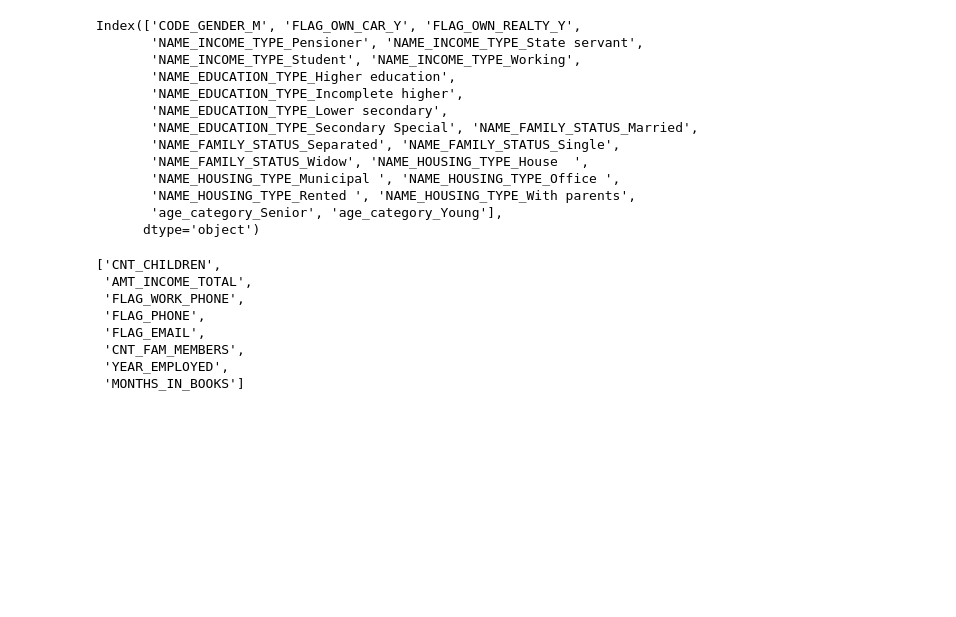
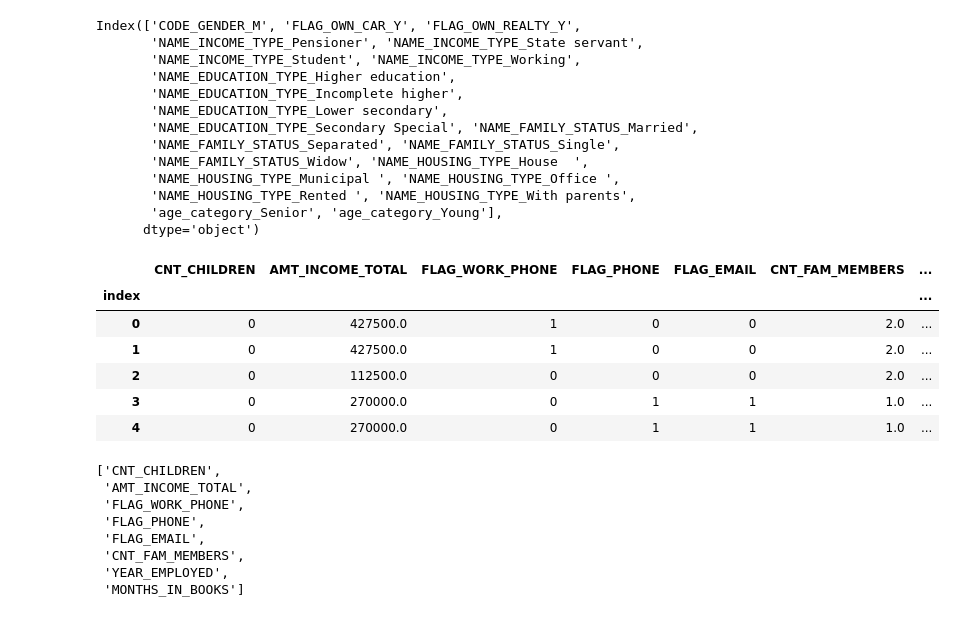
Before and after one commit to agusHendra67/CreditCard, a Jupyter notebook: coba.ipynb, the cells around one changed output. Cells and saved outputs as stored; diff of their text form; code cells hidden in the pictures; blank space fills up the shorter version.

```diff
--- a/coba.ipynb
+++ b/coba.ipynb
@@ -515,6 +514,16 @@ Index(['CODE_GENDER_M', 'FLAG_OWN_CAR_Y', 'FLAG_OWN_REALTY_Y',
       dtype='object')
 # %%
 merged_df = merged_df.drop(cat_col, axis=1)
+# %%
+merged_df.head()
+# %% [output]
+|  | CNT_CHILDREN | AMT_INCOME_TOTAL | FLAG_WORK_PHONE | FLAG_PHONE | FLAG_EMAIL | CNT_FAM_MEMBERS | ... |
+| index |  |  |  |  |  |  | ... |
+| 0 | 0 | 427500.0 | 1 | 0 | 0 | 2.0 | ... |
+| 1 | 0 | 427500.0 | 1 | 0 | 0 | 2.0 | ... |
+| 2 | 0 | 112500.0 | 0 | 0 | 0 | 2.0 | ... |
+| 3 | 0 | 270000.0 | 0 | 1 | 1 | 1.0 | ... |
+| 4 | 0 | 270000.0 | 0 | 1 | 1 | 1.0 | ... |
 # %%
 from sklearn.preprocessing import StandardScaler
 
```
Also changed, not shown: parts of 4 cells of this notebook.
